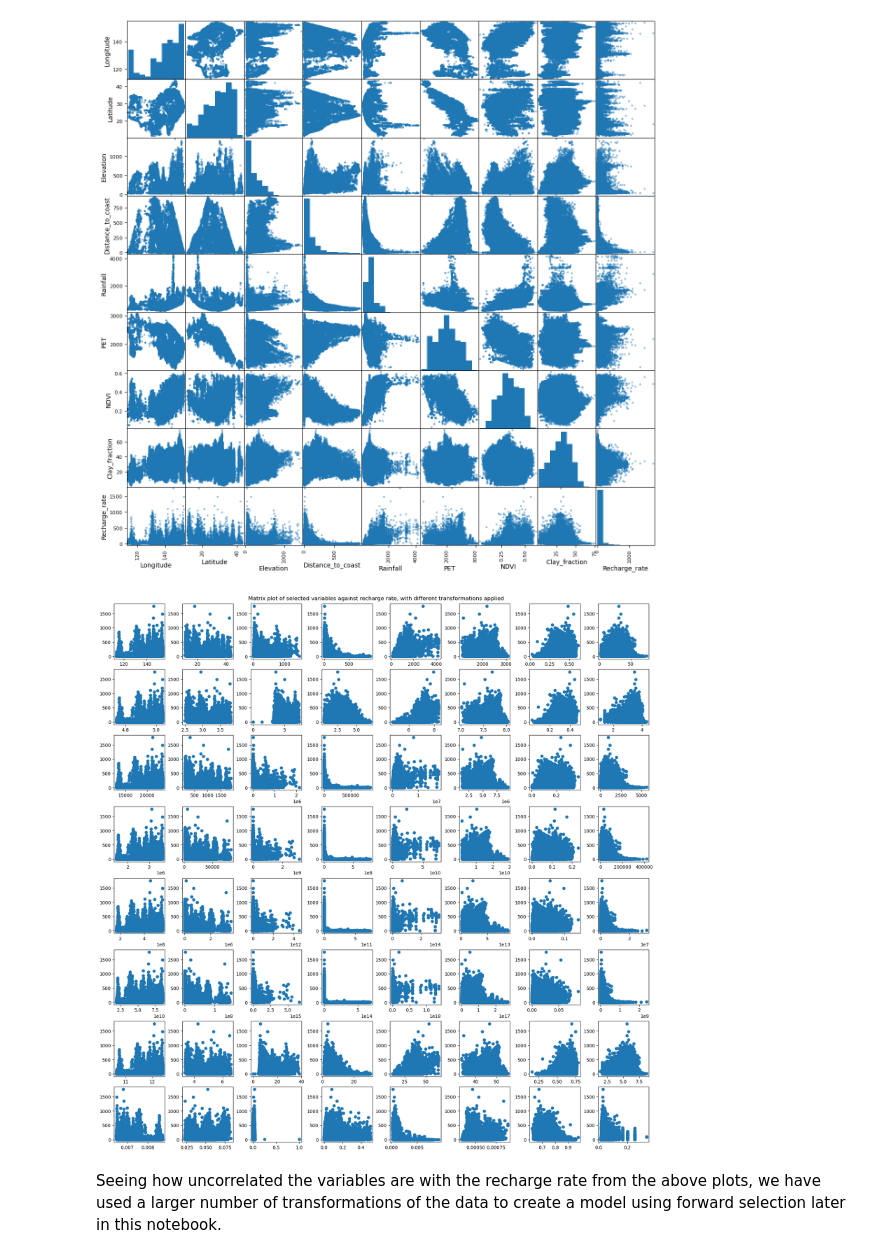
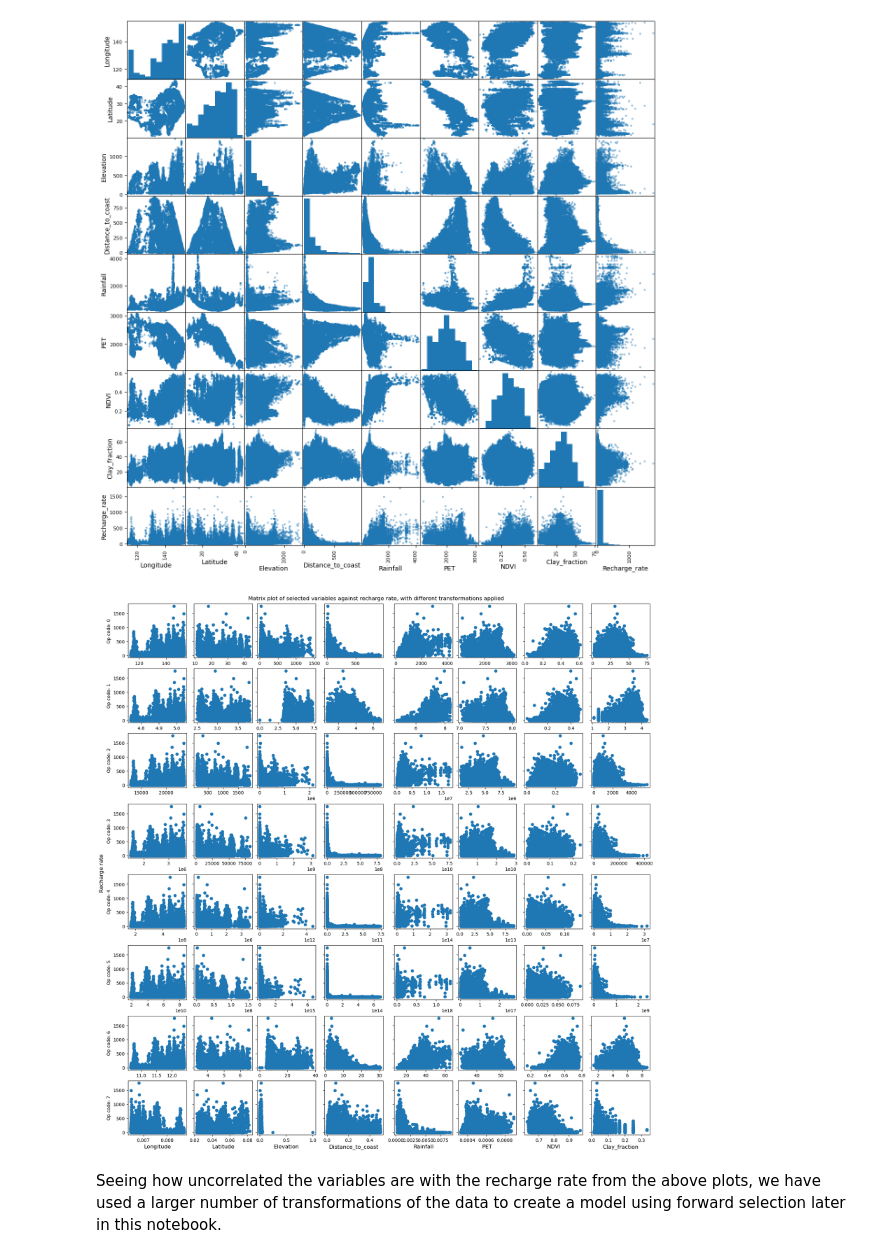
Before and after one commit to Matei-Stoica-Uni/Capstone-Case-Study---Australia, a Jupyter notebook: AUS_gw_recharge_capstonecasestudy.ipynb, the cells around one changed output. Saved outputs shown, nothing was run; the diff lists cells and outputs as text; code cells hidden in the pictures.

Commit message:
added labels to transformation showcase graph

```diff
--- a/AUS_gw_recharge_capstonecasestudy.ipynb
+++ b/AUS_gw_recharge_capstonecasestudy.ipynb
@@ -212,35 +210,44 @@ def graph_transformations(op_code, operand):
     elif op_code == 2:
         return np.square(operand)
     elif op_code == 3:
         return operand**3
     elif op_code == 4:
         return operand**4
     elif op_code == 5:
         return operand**5
     elif op_code == 6:
         return np.sqrt(operand)
     elif op_code == 7:
         return np.divide(1.0,operand+1)
     else:
         raise Exception("invalid op code")
 
 
-fig, ax = plt.subplots(ncols=8, nrows=8, figsize=(17,17))
+fig, ax = plt.subplots(ncols=8, nrows=8, figsize=(17,17), sharey=True)
 
 columns = boredata_numeric.columns
 
 
+
+
 for i in range(8):
     for j in range(8):
+        if j == 0:
+            ax[i][j].set_ylabel(f'Op code: {i}', loc='center')
         ax[i][j].scatter(
         graph_transformations(i,boredata_numeric[columns[j]]),
         boredata_numeric['Recharge_rate']
         )
 
+for i in range(8):
+    ax[7][i].set_title(label=columns[i], y=-0.3)
+
 fig.suptitle('Matrix plot of selected variables against recharge rate, with different transformations applied')
+fig.supylabel('Recharge rate')
 fig.set_constrained_layout(constrained=True);
+# fig.tight_layout()
 # %% [output]
-[figure, old version]
+[figure, new version]
 # %% [markdown]
 Seeing how uncorrelated the variables are with the recharge rate from the above plots, we have used a larger number of transformations of the data to create a model using forward selection later in this notebook.
 # %%
```
Also changed, not shown: parts of 1 cell of this notebook.
